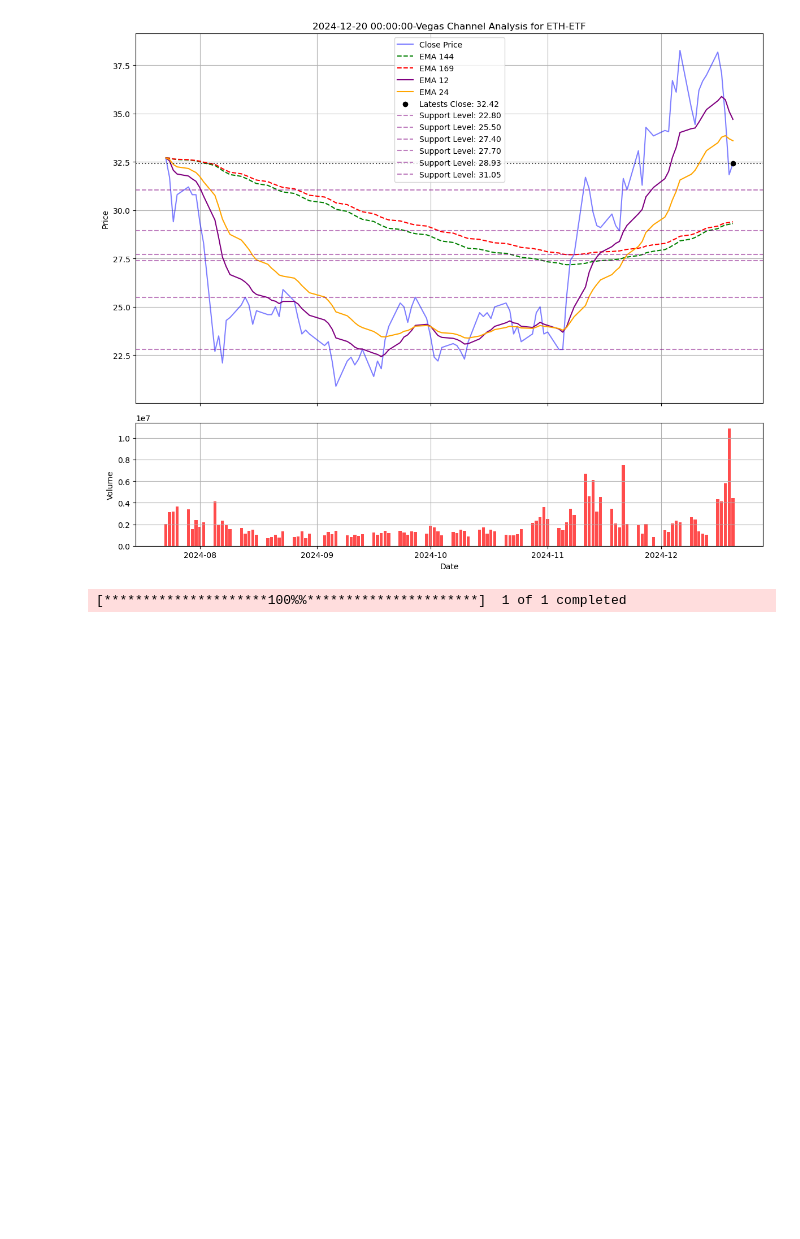
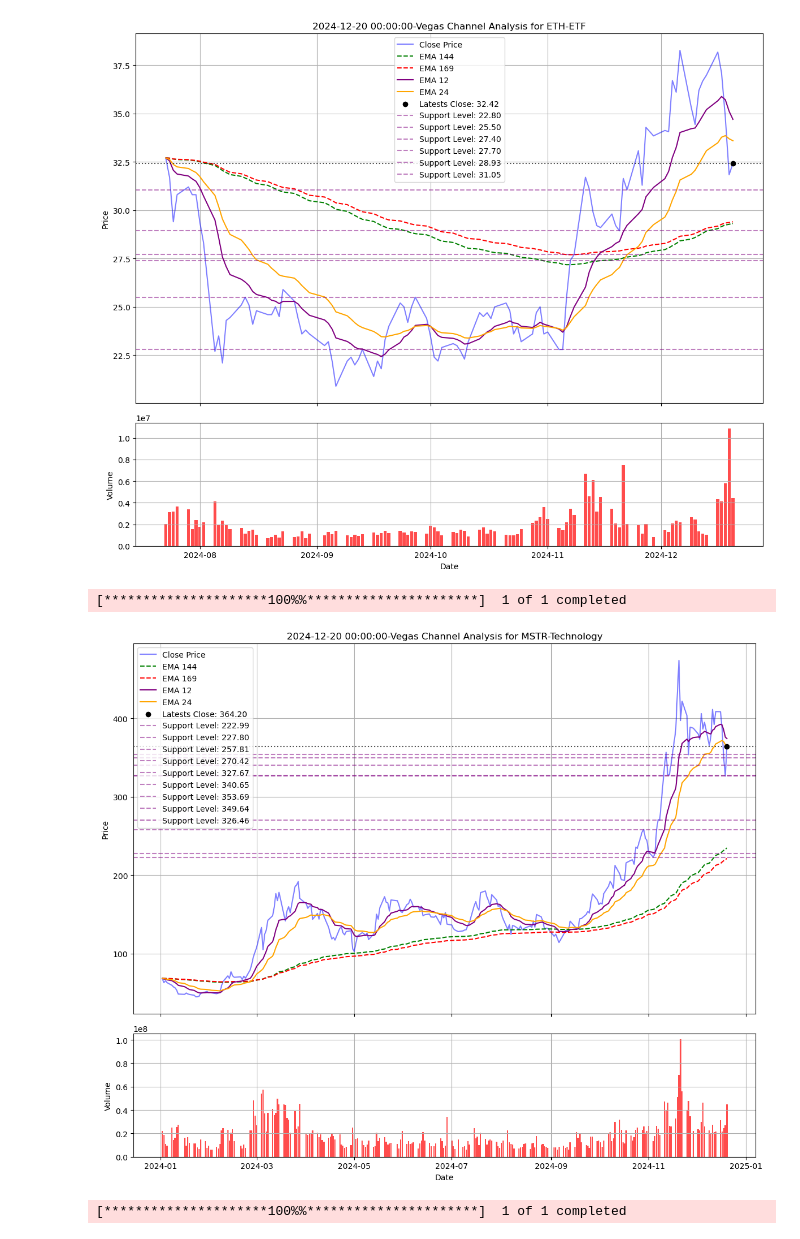
Before and after one commit to masterTrooperMx/PY_notebooks, a Jupyter notebook: STOCKS/yahoofin/portfolio_TechnicalAnalysis.ipynb, the cells around one changed output. Drawn from its saved outputs; the diff is of its cells as text; code cells hidden in the pictures; blank space fills up the shorter version.

Commit message:
MVA and STOCKS changes

```diff
--- a/STOCKS/yahoofin/portfolio_TechnicalAnalysis.ipynb
+++ b/STOCKS/yahoofin/portfolio_TechnicalAnalysis.ipynb
@@ -420,6 +420,33 @@ plt.close()
 # %% [output]
 [*********************100%%**********************]  1 of 1 completed
 [figure]
+# %%
+# Stock symbol and date range
+symbol = 'MSTR'  # Ethereum
+today = datetime.date.today()
+# choose days = week_days * number_weeks ago
+w_days = 7
+n_weeks = 51
+# some weeks from now
+ago_weeks = datetime.timedelta(days=w_days * n_weeks)
+last_weeks = today - ago_weeks
+#start_date = '2023-01-01'
+start_date = last_weeks
+#end_date = '2023-10-10'
+end_date = now_date
+
+# Download stock data
+stock_data = download_stock_data(symbol, start=start_date, end=end_date)
+
+# Perform Vegas Channel Analysis (calculate EMAs)
+stock_data = vegas_channel_analysis(stock_data)
+
+# Plot the result
+plot_vegas_channel(stock_data, symbol)
+plt.close()
+# %% [output]
+[*********************100%%**********************]  1 of 1 completed
+[figure, added]
 # %%
 # Stock symbol and date range
 symbol = 'NVDA'  # Example: Apple stock
```
Also changed, not shown: 6 other files.
